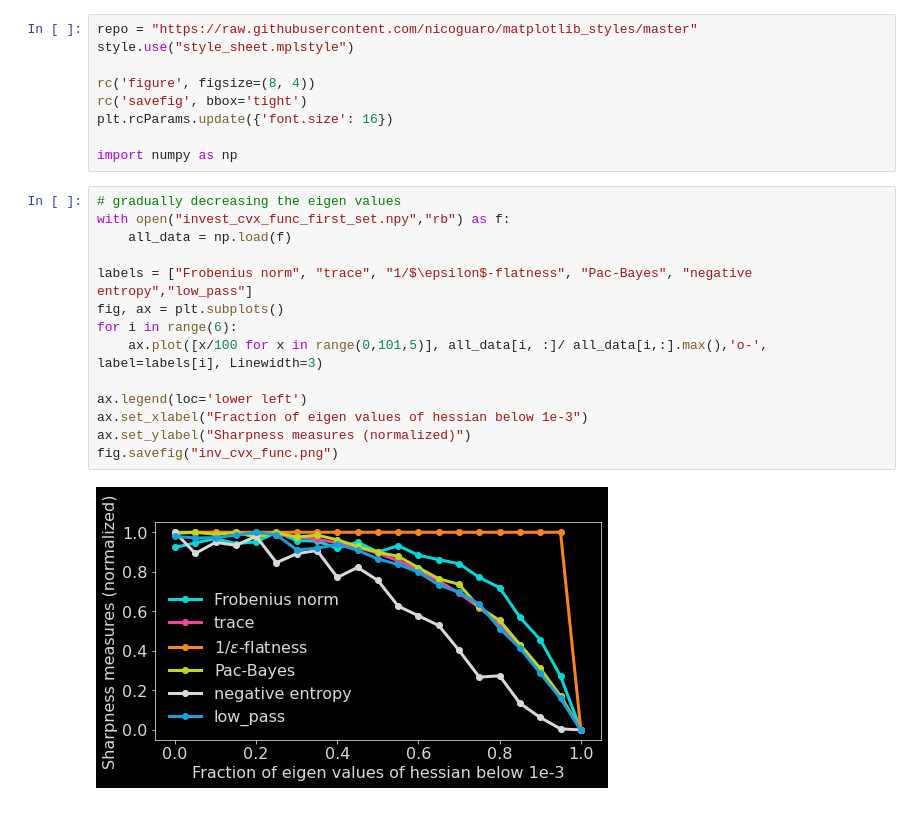
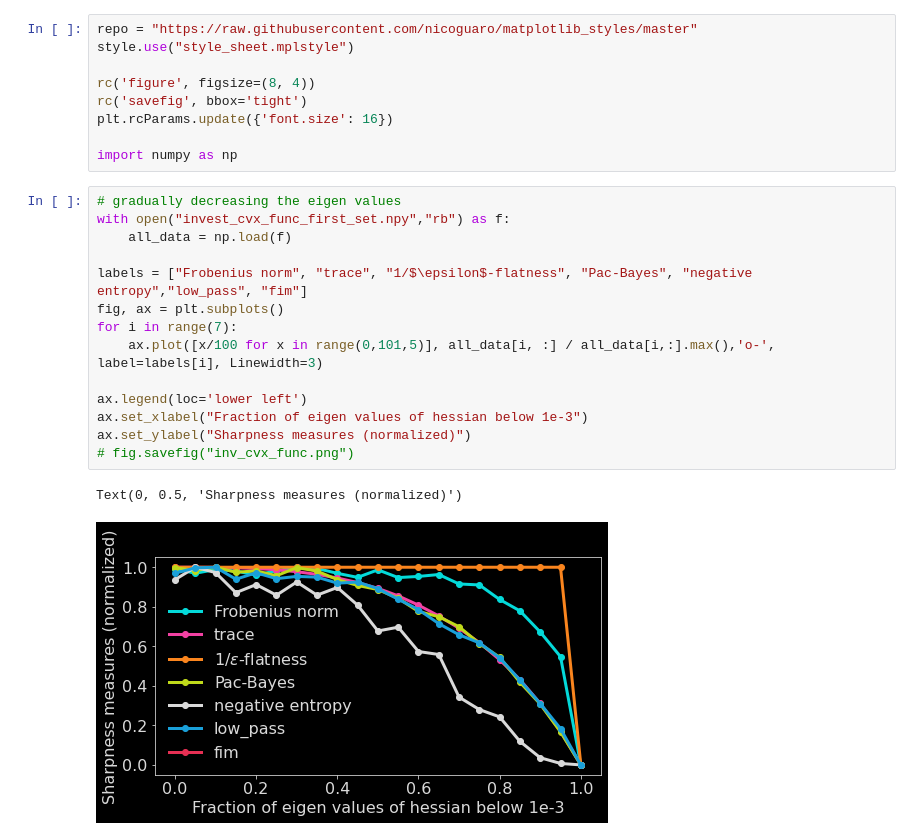
Before and after one commit to devansh20la/LPF-SGD, a Jupyter notebook: flatness/results/explore_results.ipynb, the cells around one changed output. Cells and saved outputs as stored; diff of their text form.

```diff
--- a/flatness/results/explore_results.ipynb
+++ b/flatness/results/explore_results.ipynb
@@ -14,16 +14,17 @@ import numpy as np
 # %%
 # gradually decreasing the eigen values
 with open("invest_cvx_func_first_set.npy","rb") as f:
     all_data = np.load(f)
 
-labels = ["Frobenius norm", "trace", "1/$\epsilon$-flatness", "Pac-Bayes", "negative entropy","low_pass"]
+labels = ["Frobenius norm", "trace", "1/$\epsilon$-flatness", "Pac-Bayes", "negative entropy","low_pass", "fim"]
 fig, ax = plt.subplots()
-for i in range(6):
-    ax.plot([x/100 for x in range(0,101,5)], all_data[i, :]/ all_data[i,:].max(),'o-', label=labels[i], Linewidth=3)
+for i in range(7):
+    ax.plot([x/100 for x in range(0,101,5)], all_data[i, :] / all_data[i,:].max(),'o-', label=labels[i], Linewidth=3)
 
 ax.legend(loc='lower left')
 ax.set_xlabel("Fraction of eigen values of hessian below 1e-3")
 ax.set_ylabel("Sharpness measures (normalized)")
-fig.savefig("inv_cvx_func.png")
+# fig.savefig("inv_cvx_func.png")
 # %% [output]
+Text(0, 0.5, 'Sharpness measures (normalized)')
-[figure, old version]
+[figure, new version]
```
Also changed, not shown: parts of 2 cells of this notebook, 45 other files.
